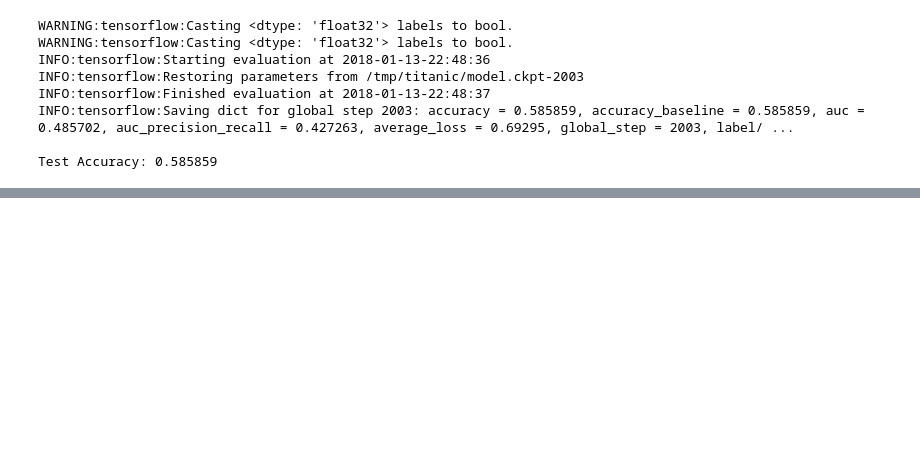
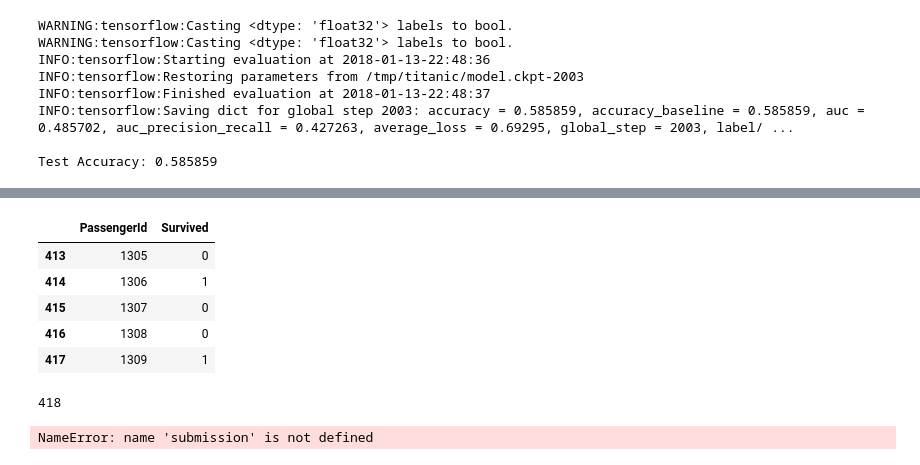
Before and after one commit to aaronlelevier/kaggle-titanic, a Jupyter notebook: titianic.ipynb, the cells around one changed output, grey strips where cells are left out. Saved outputs shown, nothing was run; the diff lists cells and outputs as text; code cells hidden in the pictures; blank space fills up the shorter version.

Commit message:
[Titanic] was able to run a 'tf.estimator.LinearClassifier' with 'train/evaluate/predict' using all TF, for 1 column 'Sex' only.

```diff
--- a/titianic.ipynb
+++ b/titianic.ipynb
@@ -63,9 +200,15 @@ Embarked ['S' 'C' 'Q' nan]
 # %%
 VALID = df.shape[0] // 9 # 1/9th will be "dev set" data
 # %%
-all_df = df.drop(['PassengerId', 'Name', 'Ticket'], axis=1)
-test_df = all_df[:-VALID]
-dev_df = all_df[:VALID]
+# all_df = df.drop(['PassengerId', 'Name', 'Ticket'], axis=1)
+# test_df = all_df[:-VALID]
+# dev_df = all_df[:VALID]
+
+all_df = np.array([le_sex, le_age, le_fare, le_cabin, le_embarked ,df['Pclass'], df['SibSp'], df['Parch']])
+
+test_df = np.array([x[:-VALID] for x in all_df])
+dev_df = np.array([x[:VALID] for x in all_df])
+
 
 print(test_df.shape)
 print(dev_df.shape)
@@ -100,7 +229,3 @@ classifier = tf.estimator.DNNClassifier(feature_columns=feature_columns,
 # %% [output]
 INFO:tensorflow:Using default config.
 INFO:tensorflow:Using config: {'_model_dir': '/tmp/titanic', '_tf_random_seed': None, '_save_summary_steps': 100, '_save_checkpoints_steps': None, '_save_checkpoints_secs': 600, '_session_config': Non ...
-# %%
-test_df.loc[:, 'Age'] = test_df['Age'].fillna(0)
-
-age_data = StandardScaler().fit_transform(np.float32(test_df['Age'].values[:, None]))
@@ -162,0 +320,23 @@ Test Accuracy: 0.585859
+# %%
+pdf = pd.read_csv('test.csv')
+
+ple_sex = LabelEncoder().fit_transform(pdf['Sex'])
+ple_age = StandardScaler().fit_transform(pdf['Age'].fillna(0)[:, None])
+ple_fare = StandardScaler().fit_transform(pdf['Fare'].fillna(0)[:, None])
+ple_cabin = LabelEncoder().fit_transform(pdf['Cabin'].fillna(''))
+ple_embarked = LabelEncoder().fit_transform(pdf['Embarked'].fillna(''))
+
+ple_age = np.squeeze(ple_age)
+ple_fare = np.squeeze(ple_fare)
+
+pall_pdf = np.array([ple_sex, ple_age, ple_fare, ple_cabin, ple_embarked ,pdf['Pclass'], pdf['SibSp'], pdf['Parch']])
+
+print(pall_pdf.T.shape)
+
+predict_input_fn = tf.estimator.inputs.numpy_input_fn(
+    x={"x": pall_pdf.T},
+    num_epochs=1,
+    shuffle=False)
+
+predictions = classifier.predict(input_fn=predict_input_fn)
+# predicted_classes = [p["classes"] for p in predictions]
@@ -162,0 +345,2 @@ Test Accuracy: 0.585859
+# %%
+predicted_classes = [p["classes"][0].decode('utf8') for p in predictions]
@@ -162,0 +371,19 @@ Test Accuracy: 0.585859
+# %%
+submission = pd.DataFrame(data={'PassengerId': pdf['PassengerId'], 'Survived': predicted_classes})
+submission.to_csv('submission.csv', index=False)
+submission.tail()
+# %% [output]
+|  | PassengerId | Survived |
+| 413 | 1305 | 0 |
+| 414 | 1306 | 1 |
+| 415 | 1307 | 0 |
+| 416 | 1308 | 0 |
+| 417 | 1309 | 1 |
+# %%
+len(predicted_classes)
+# %% [output]
+418
+# %%
+submission.head()
+# %% [output]
+NameError: name 'submission' is not defined
```
Also changed, not shown: parts of 32 cells of this notebook, 23 other files.
